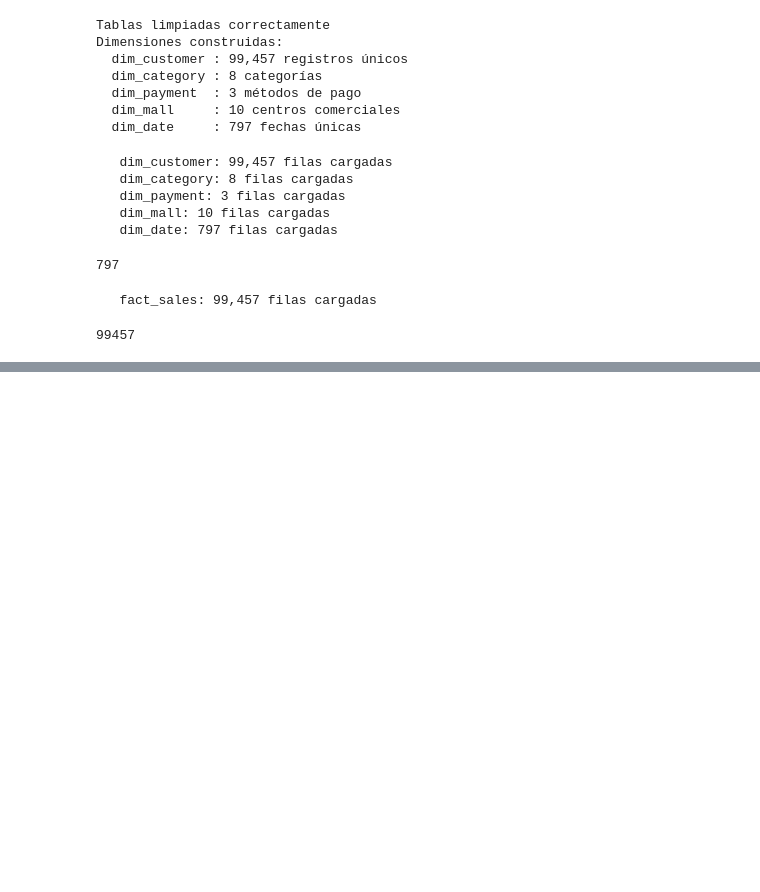
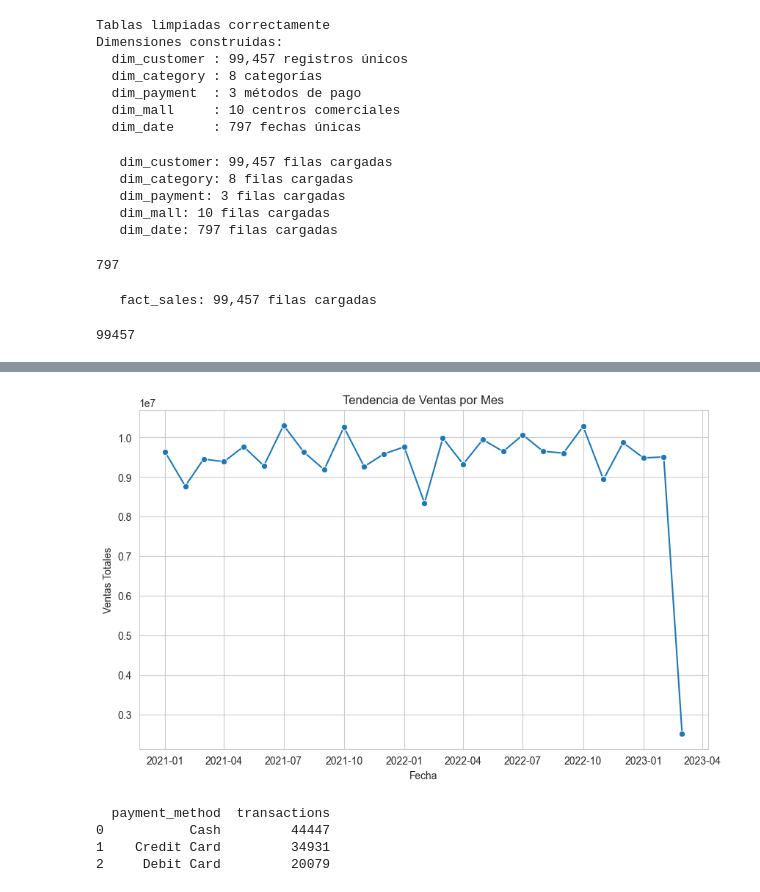
Before and after one commit to JuanValle5/ProyectoCienciaDeDatos1, a Jupyter notebook: customer_shopping_data.csv/Proyecto.ipynb, the cells around one changed output, grey strips where cells are left out. Cells and saved outputs as stored; diff of their text form; code cells hidden in the pictures; blank space fills up the shorter version.

```diff
--- a/customer_shopping_data.csv/Proyecto.ipynb
+++ b/customer_shopping_data.csv/Proyecto.ipynb
@@ -282,0 +333,55 @@ cargar_tabla(fact_sales, "fact_sales", engine)
+# %%
+query = """
+SELECT
+    d.year,
+    d.month,
+    SUM(f.total_amount) AS monthly_sales
+FROM fact_sales f
+JOIN dim_date d
+ON f.date_key = d.date_key
+GROUP BY d.year, d.month
+ORDER BY d.year, d.month
+"""
+
+sales_month = pd.read_sql(query, engine)
+
+sales_month["date"] = pd.to_datetime(
+    sales_month["year"].astype(str) + "-" + sales_month["month"].astype(str)
+)
+# %%
+plt.figure()
+
+sns.lineplot(
+    data=sales_month,
+    x="date",
+    y="monthly_sales",
+    marker="o"
+)
+
+plt.title("Tendencia de Ventas por Mes")
+plt.xlabel("Fecha")
+plt.ylabel("Ventas Totales")
+
+plt.show()
+# %% [output]
+[figure, added]
+# %%
+query = """
+SELECT
+    p.payment_method,
+    COUNT(f.sale_id) AS transactions
+FROM fact_sales f
+JOIN dim_payment p
+ON f.payment_key = p.payment_key
+GROUP BY p.payment_method
+ORDER BY transactions DESC
+"""
+
+payment_usage = pd.read_sql(query, engine)
+
+print(payment_usage)
+# %% [output]
+  payment_method  transactions
+0           Cash         44447
+1    Credit Card         34931
+2     Debit Card         20079
```
Also changed, not shown: parts of 15 cells of this notebook.
